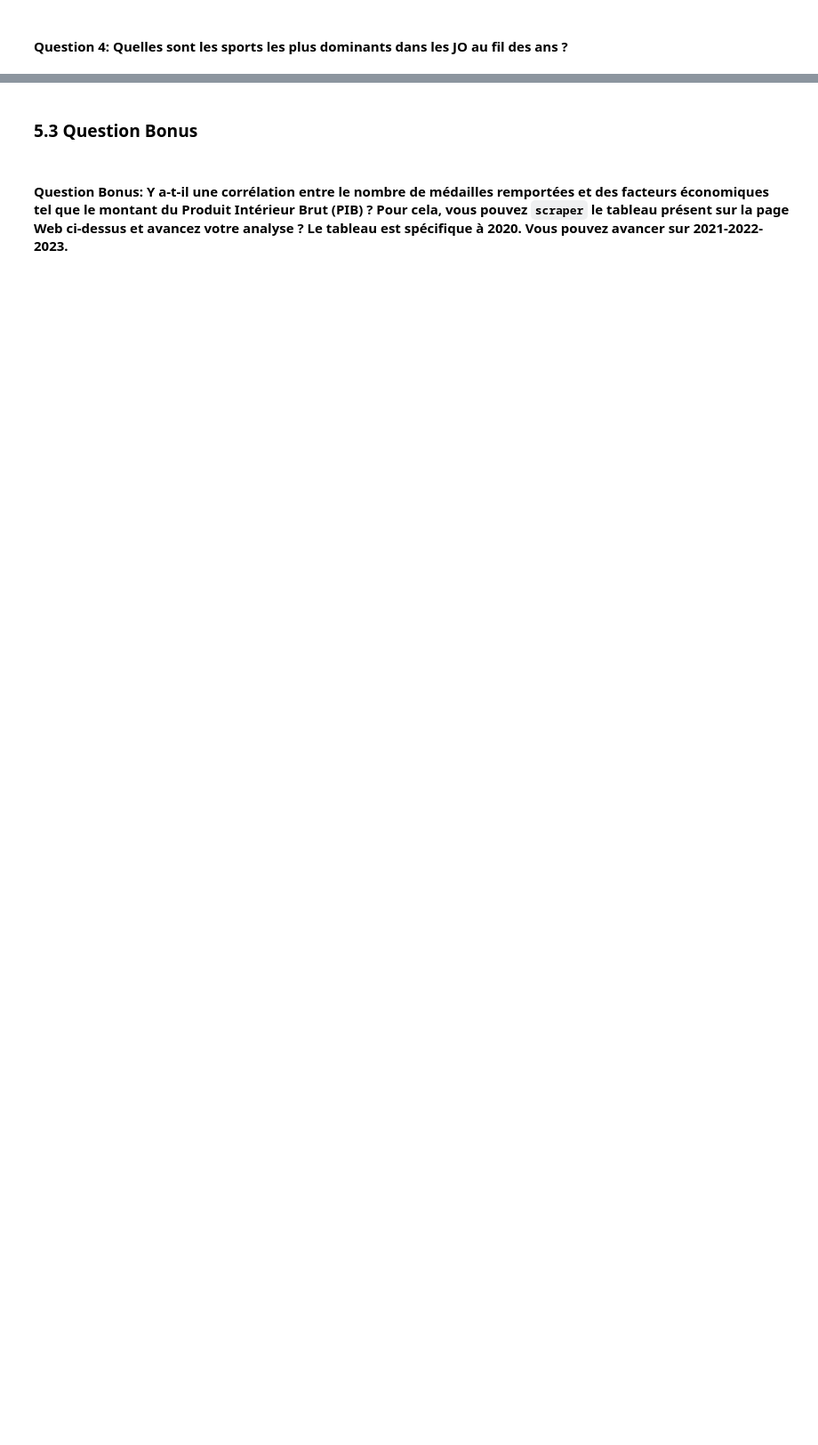
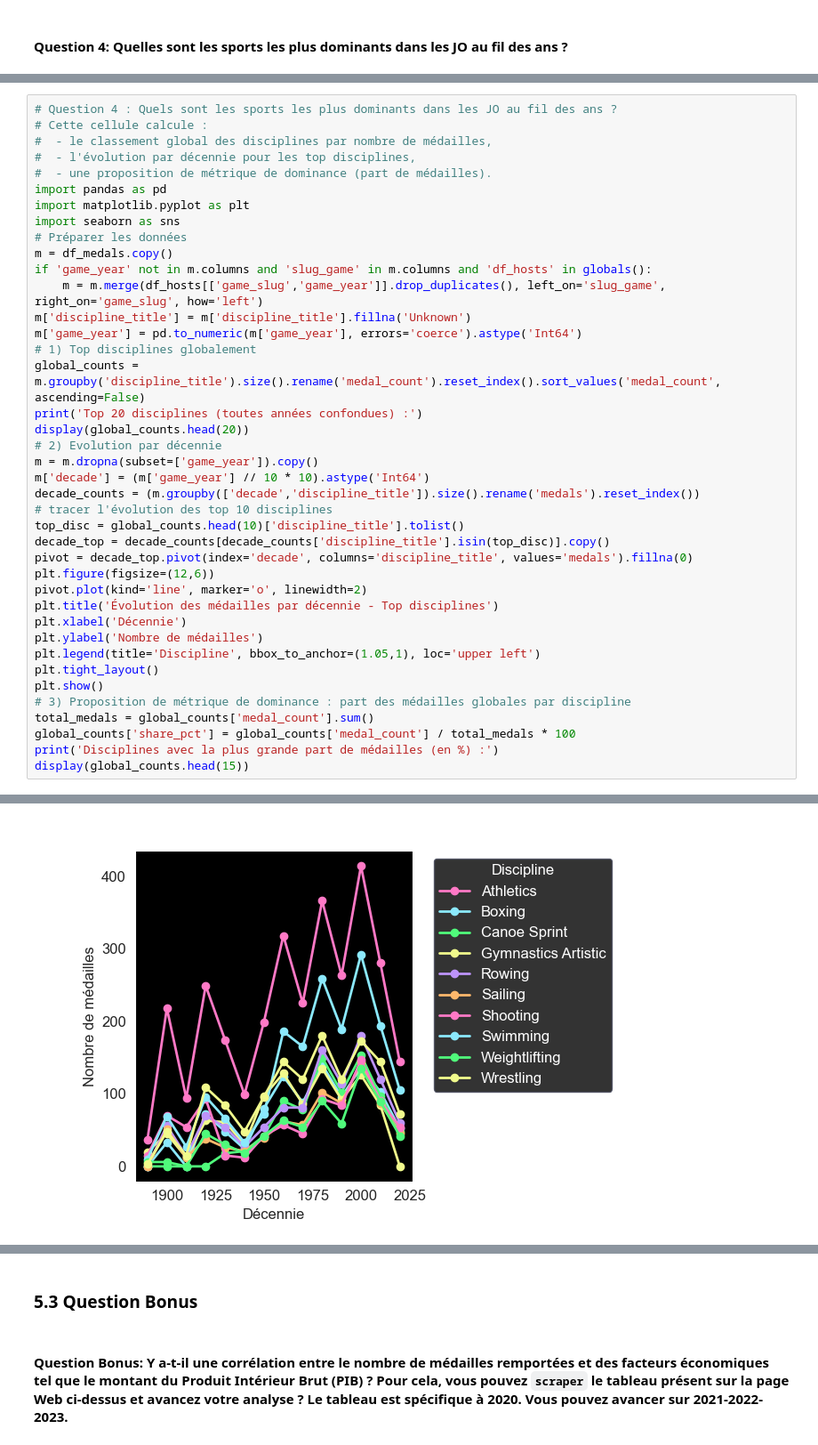
Before and after one commit to Calamia92/Neurolympics, a Jupyter notebook: notebooks/olympic_data_analysis.ipynb, the cells around one changed output, grey strips where cells are left out. Shown at 89% size. Cells and saved outputs as stored; diff of their text form; blank space fills up the shorter version.

```diff
--- a/notebooks/olympic_data_analysis.ipynb
+++ b/notebooks/olympic_data_analysis.ipynb
@@ -1688,0 +1743,41 @@ for game, row in medals_by_games.tail(5).sort_values('total_medals').iterrows():
+# %%
+# Question 4 : Quels sont les sports les plus dominants dans les JO au fil des ans ?
+# Cette cellule calcule :
+#  - le classement global des disciplines par nombre de médailles,
+#  - l'évolution par décennie pour les top disciplines,
+#  - une proposition de métrique de dominance (part de médailles).
+import pandas as pd
+import matplotlib.pyplot as plt
+import seaborn as sns
+# Préparer les données
+m = df_medals.copy()
+if 'game_year' not in m.columns and 'slug_game' in m.columns and 'df_hosts' in globals():
+    m = m.merge(df_hosts[['game_slug','game_year']].drop_duplicates(), left_on='slug_game', right_on='game_slug', how='left')
+m['discipline_title'] = m['discipline_title'].fillna('Unknown')
+m['game_year'] = pd.to_numeric(m['game_year'], errors='coerce').astype('Int64')
+# 1) Top disciplines globalement
+global_counts = m.groupby('discipline_title').size().rename('medal_count').reset_index().sort_values('medal_count', ascending=False)
+print('Top 20 disciplines (toutes années confondues) :')
+display(global_counts.head(20))
+# 2) Evolution par décennie
+m = m.dropna(subset=['game_year']).copy()
+m['decade'] = (m['game_year'] // 10 * 10).astype('Int64')
+decade_counts = (m.groupby(['decade','discipline_title']).size().rename('medals').reset_index())
+# tracer l'évolution des top 10 disciplines
+top_disc = global_counts.head(10)['discipline_title'].tolist()
+decade_top = decade_counts[decade_counts['discipline_title'].isin(top_disc)].copy()
+pivot = decade_top.pivot(index='decade', columns='discipline_title', values='medals').fillna(0)
+plt.figure(figsize=(12,6))
+pivot.plot(kind='line', marker='o', linewidth=2)
+plt.title('Évolution des médailles par décennie - Top disciplines')
+plt.xlabel('Décennie')
+plt.ylabel('Nombre de médailles')
+plt.legend(title='Discipline', bbox_to_anchor=(1.05,1), loc='upper left')
+plt.tight_layout()
+plt.show()
+# 3) Proposition de métrique de dominance : part des médailles globales par discipline
+total_medals = global_counts['medal_count'].sum()
+global_counts['share_pct'] = global_counts['medal_count'] / total_medals * 100
+print('Disciplines avec la plus grande part de médailles (en %) :')
+display(global_counts.head(15))
+# %% [output]
@@ -1688,0 +1803 @@ for game, row in medals_by_games.tail(5).sort_values('total_medals').iterrows():
+[figure, added]
```
Also changed, not shown: parts of 9 cells of this notebook.
